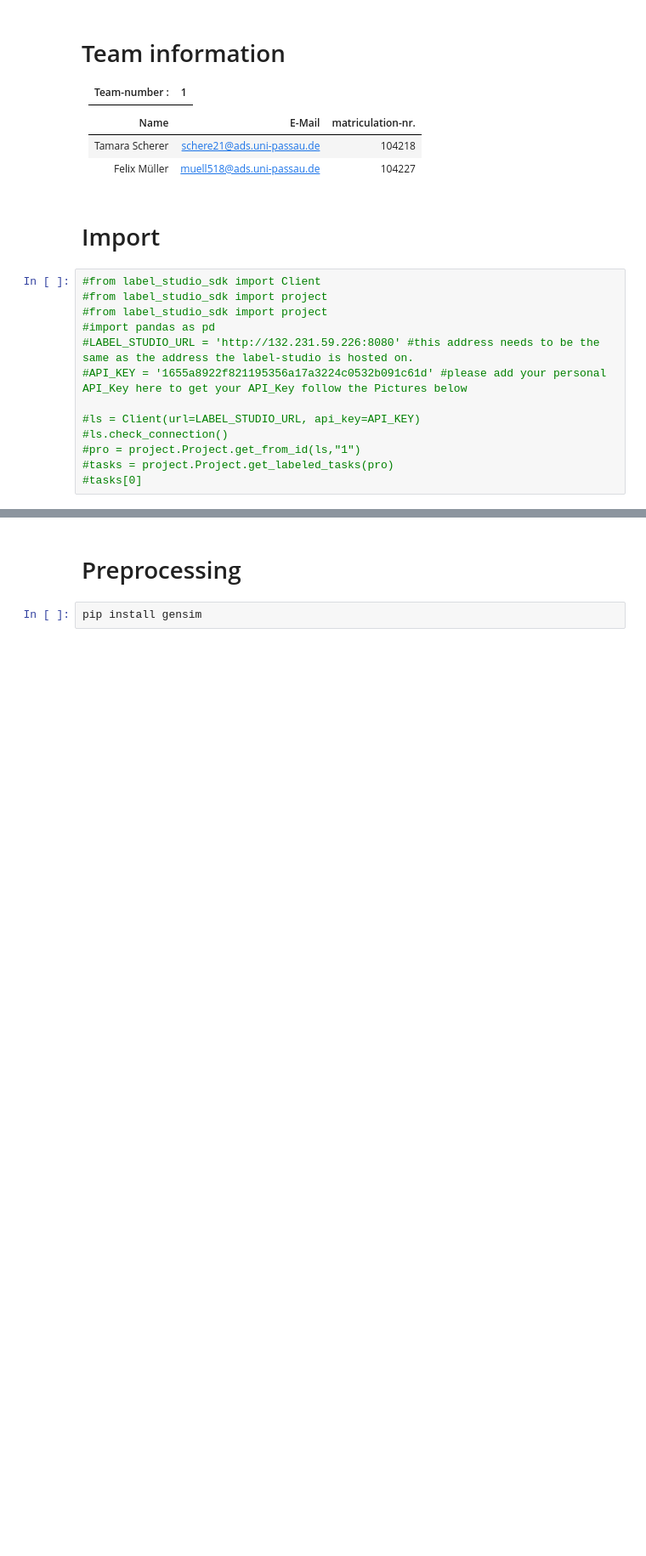
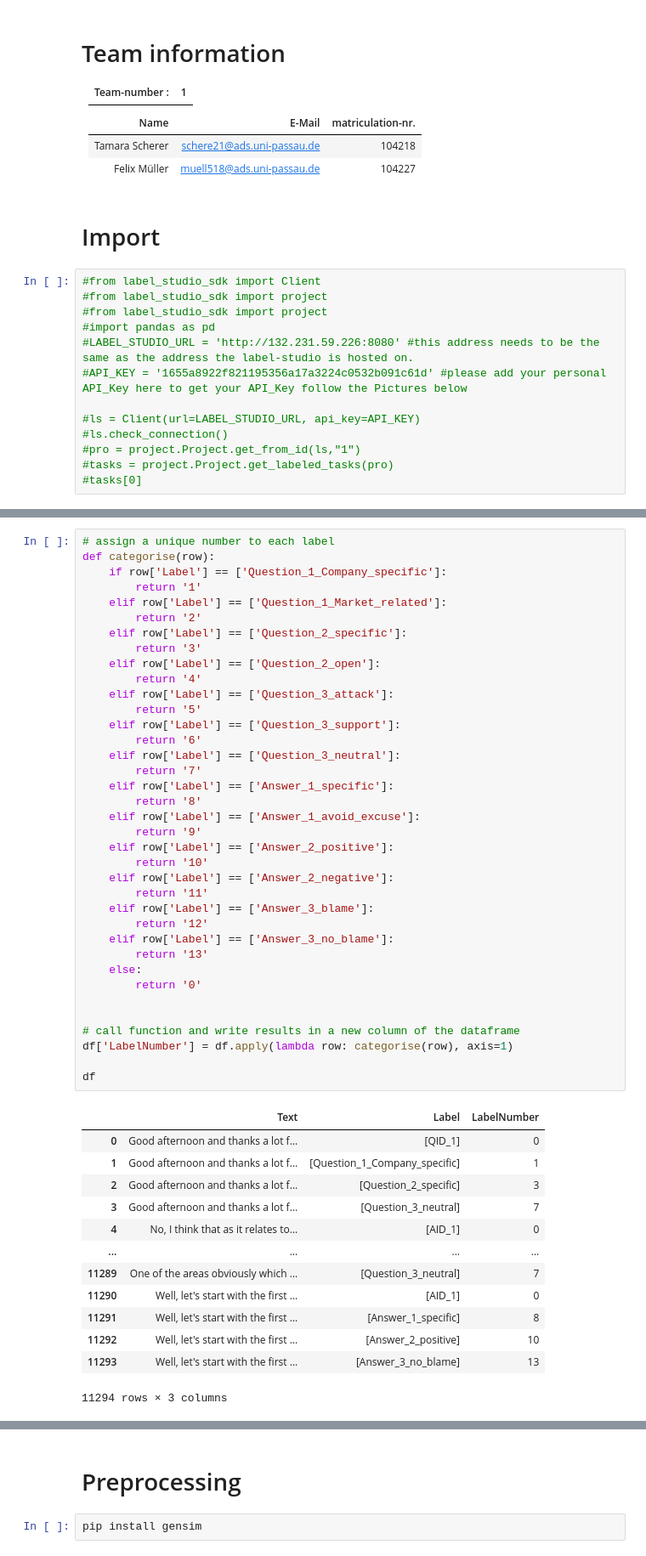
Before and after one commit to flxmlr/DLTA_Assignment2, a Jupyter notebook: Assignment_2_Text_Analytics_Team1.ipynb, the cells around one changed output, grey strips where cells are left out. Shown: that part at 85% size. Drawn from its saved outputs; the diff is of its cells as text; blank space fills up the shorter version.

```diff
--- a/Assignment_2_Text_Analytics_Team1.ipynb
+++ b/Assignment_2_Text_Analytics_Team1.ipynb
@@ -55,3 +58,54 @@ df
 | 11292 | Well, let's start with the first ... | [Answer_2_positive] |
 | 11293 | Well, let's start with the first ... | [Answer_3_no_blame] |
 11294 rows × 2 columns
+# %%
+# assign a unique number to each label
+def categorise(row):
+    if row['Label'] == ['Question_1_Company_specific']:
+        return '1'
+    elif row['Label'] == ['Question_1_Market_related']:
+        return '2'
+    elif row['Label'] == ['Question_2_specific']:
+        return '3'
+    elif row['Label'] == ['Question_2_open']:
+        return '4'
+    elif row['Label'] == ['Question_3_attack']:
+        return '5'
+    elif row['Label'] == ['Question_3_support']:
+        return '6'
+    elif row['Label'] == ['Question_3_neutral']:
+        return '7'
+    elif row['Label'] == ['Answer_1_specific']:
+        return '8'
+    elif row['Label'] == ['Answer_1_avoid_excuse']:
+        return '9'
+    elif row['Label'] == ['Answer_2_positive']:
+        return '10'
+    elif row['Label'] == ['Answer_2_negative']:
+        return '11'
+    elif row['Label'] == ['Answer_3_blame']:
+        return '12'
+    elif row['Label'] == ['Answer_3_no_blame']:
+        return '13'
+    else:
+        return '0'
+
+
+# call function and write results in a new column of the dataframe
+df['LabelNumber'] = df.apply(lambda row: categorise(row), axis=1)
+
+df
+# %% [output]
+|  | Text | Label | LabelNumber |
+| 0 | Good afternoon and thanks a lot f... | [QID_1] | 0 |
+| 1 | Good afternoon and thanks a lot f... | [Question_1_Company_specific] | 1 |
+| 2 | Good afternoon and thanks a lot f... | [Question_2_specific] | 3 |
+| 3 | Good afternoon and thanks a lot f... | [Question_3_neutral] | 7 |
+| 4 | No, I think that as it relates to... | [AID_1] | 0 |
+| ... | ... | ... | ... |
+| 11289 | One of the areas obviously which ... | [Question_3_neutral] | 7 |
+| 11290 | Well, let's start with the first ... | [AID_1] | 0 |
+| 11291 | Well, let's start with the first ... | [Answer_1_specific] | 8 |
+| 11292 | Well, let's start with the first ... | [Answer_2_positive] | 10 |
+| 11293 | Well, let's start with the first ... | [Answer_3_no_blame] | 13 |
+11294 rows × 3 columns
```
Also changed, not shown: parts of 25 cells of this notebook.
